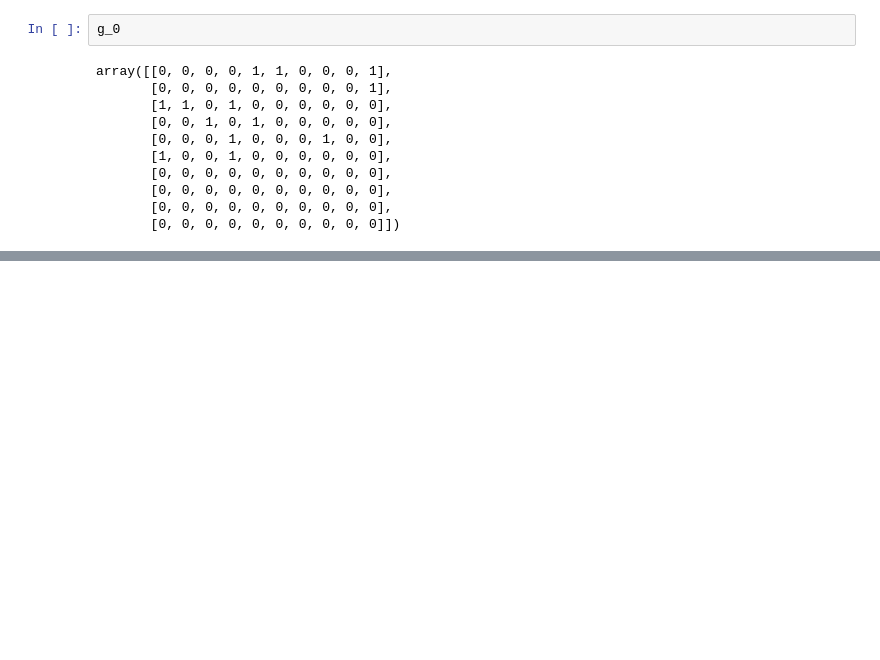
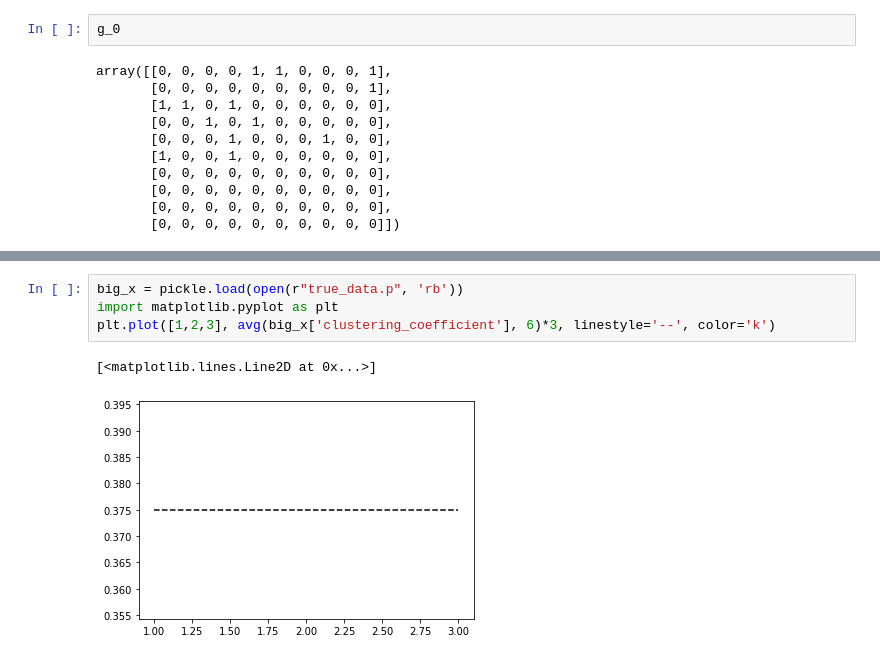
Before and after one commit to FlorisFok/ABM_network, a Jupyter notebook: matrix_visualisation.ipynb, the cells around one changed output, grey strips where cells are left out. Drawn from its saved outputs; the diff is of its cells as text; blank space fills up the shorter version.

```diff
--- a/matrix_visualisation.ipynb
+++ b/matrix_visualisation.ipynb
@@ -444,0 +480,7 @@ array([[0, 0, 0, 0, 1, 1, 0, 0, 0, 1],
+# %%
+big_x = pickle.load(open(r"true_data.p", 'rb'))
+import matplotlib.pyplot as plt
+plt.plot([1,2,3], avg(big_x['clustering_coefficient'], 6)*3, linestyle='--', color='k')
+# %% [output]
+[<matplotlib.lines.Line2D at 0x...>]
+[figure, added]
```
Also changed, not shown: parts of 19 cells of this notebook, 8 other files.
